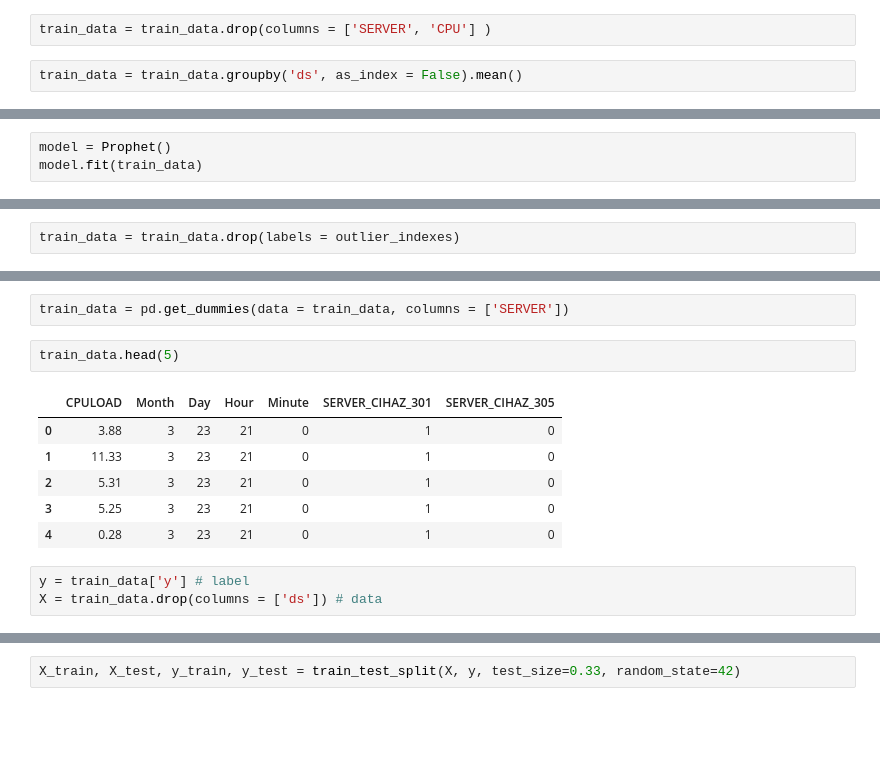
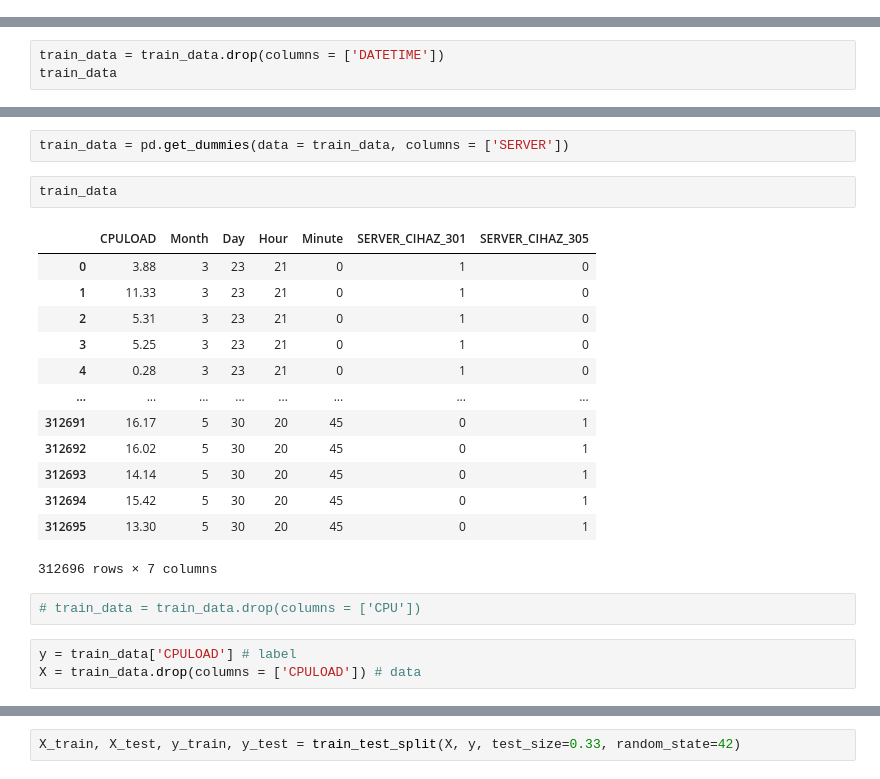
Before and after one commit to ikranergiz/Install-Future-Program-Istanbul-Hackathon, a Jupyter notebook: Soru-1.ipynb, the cells around one changed output, grey strips where cells are left out. Cells and saved outputs as stored; diff of their text form; blank space fills up the shorter version.

```diff
--- a/Soru-1.ipynb
+++ b/Soru-1.ipynb
@@ -58,4 +43,0 @@ train_data['ds'] = train_data['ds'].dt.tz_localize(None)
-# %%
-train_data = train_data.drop(columns = ['SERVER', 'CPU'] )
-# %%
-train_data = train_data.groupby('ds', as_index = False).mean()
@@ -78,3 +66,0 @@ train_data
-# %%
-model = Prophet()
-model.fit(train_data)
@@ -199,2 +329,3 @@ Int64Index([5897, 5898, 5899, 5900, 5901, 5902, 5903, 5904, 5905, 5906, 5907,
 # %%
-train_data = train_data.drop(labels = outlier_indexes)
+train_data = train_data.drop(columns = ['DATETIME'])
+train_data
@@ -241,17 +348,26 @@ train_data = train_data.drop(columns = ['CPU'])
 # %%
 train_data = pd.get_dummies(data = train_data, columns = ['SERVER'])
 # %%
-train_data.head(5)
+train_data
 # %% [output]
 |  | CPULOAD | Month | Day | Hour | Minute | SERVER_CIHAZ_301 | SERVER_CIHAZ_305 |
 | 0 | 3.88 | 3 | 23 | 21 | 0 | 1 | 0 |
 | 1 | 11.33 | 3 | 23 | 21 | 0 | 1 | 0 |
 | 2 | 5.31 | 3 | 23 | 21 | 0 | 1 | 0 |
 | 3 | 5.25 | 3 | 23 | 21 | 0 | 1 | 0 |
 | 4 | 0.28 | 3 | 23 | 21 | 0 | 1 | 0 |
+| ... | ... | ... | ... | ... | ... | ... | ... |
+| 312691 | 16.17 | 5 | 30 | 20 | 45 | 0 | 1 |
+| 312692 | 16.02 | 5 | 30 | 20 | 45 | 0 | 1 |
+| 312693 | 14.14 | 5 | 30 | 20 | 45 | 0 | 1 |
+| 312694 | 15.42 | 5 | 30 | 20 | 45 | 0 | 1 |
+| 312695 | 13.30 | 5 | 30 | 20 | 45 | 0 | 1 |
+312696 rows × 7 columns
+# %%
+# train_data = train_data.drop(columns = ['CPU'])
 # %%
-y = train_data['y'] # label
-X = train_data.drop(columns = ['ds']) # data
+y = train_data['CPULOAD'] # label
+X = train_data.drop(columns = ['CPULOAD']) # data
 # %%
 y.head(5)
 # %% [output]
```
Also changed, not shown: parts of 87 cells of this notebook.
